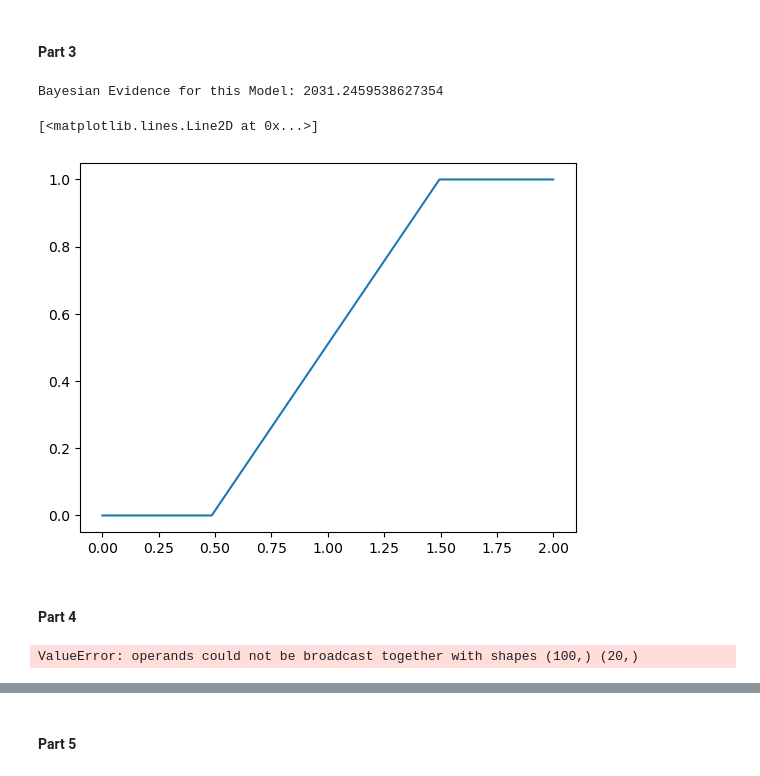
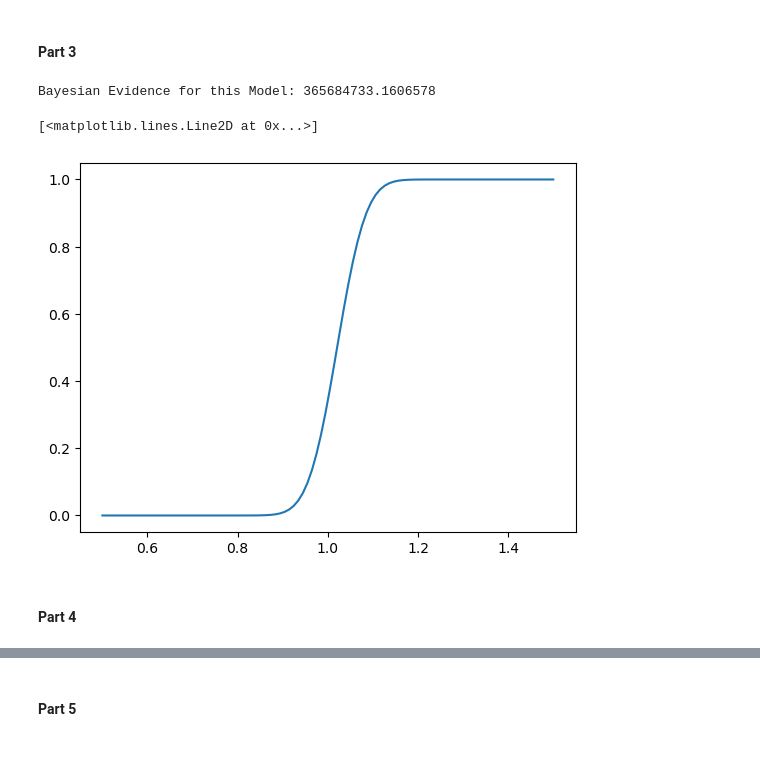
Before and after one commit to VanderbiltAstronomy/astr_8070_s24, a Jupyter notebook: coursework/student_folders/Ryan_Nowicki/vu_astr8070_s24_hw4_RyanNowicki.ipynb, the cells around one changed output, grey strips where cells are left out. Cells and saved outputs as stored; diff of their text form; code cells hidden in the pictures.

```diff
--- a/coursework/student_folders/Ryan_Nowicki/vu_astr8070_s24_hw4_RyanNowicki.ipynb
+++ b/coursework/student_folders/Ryan_Nowicki/vu_astr8070_s24_hw4_RyanNowicki.ipynb
@@ -277,7 +310,7 @@ Text(0, 0.5, 'Normalized Posterior Probability')
 #sampling the posterior and computing the credible region
 
 #using np.cumsum to make cdf of this posterior
-post_cdf_4to5 = np.cumsum(post_4to5)
+post_cdf_4to5 = np.cumsum(post_4to5)*dmu
 
 #plotting for my own sanity
 plt.plot(mugrid, post_cdf_4to5)
@@ -609,13 +662,18 @@ y_int = -0.23
 # I advise a grid size of 100.
 
 #Building grid
-newgrid = np.linspace(0,2,100) #grid size of 100 points between 0 and 2
+newgrid = np.linspace(0.5,1.5,100) #grid size of 100 points between 0 and 2
 
 #building uniform prior
 prior2 = scipy.stats.uniform(0.5,1) #starts at 0.5 and has width of 1, meaning high end of 1.5
-
-#computing the likelihood
-Like2 = -logL(theta=newgrid,data=data2,model=polynomial_fit)
-
-#computing the un-normalized posterior pdf
-post_unnorm = Like2 * prior2.pdf(newgrid)
+# %%
+#computing the likelihood
+Like2 = []
+
+#for loop to get log likelihood at each point
+for i in newgrid:
+    ln = logL(theta=(y_int,i),data=data2,model=polynomial_fit) #do i take the negative or not?
+    lk = np.exp(ln)
+    Like2.append(lk)
+
+print(Like2)
@@ -630,18 +693,20 @@ Text(0.5, 0, 'Hypothetical Values of the Slope')
 # %% [markdown]
 #### Part 3
-# %%
-#Compute the Bayesian Evidence of this model
-Evid2 = np.sum(Like2) #sum of all likelihoods
-Evid2 = Evid2 * np.sum(prior2.pdf(newgrid)) #multiplied by the sum of the prior
-print('Bayesian Evidence for this Model:',Evid2)
-# %% [output]
-Bayesian Evidence for this Model: 2031.2459538627354
+# %%
+#defining dx for this 1d case
+deltaSlope = (newgrid[1]-newgrid[0]) #dx between points
+
+#computing the evidence as the normalization of the posterior
+Evid2 = np.sum(post_unnorm) * deltaSlope
+print('Bayesian Evidence for this Model:',Evid2)
+# %% [output]
+Bayesian Evidence for this Model: 365684733.1606578
 # %%
 #this cdf plot is proof I've successfully calculated the normalization, as it maxes out at 1.
-plt.plot(newgrid,np.cumsum(post_unnorm)/Evid2)
+plt.plot(newgrid,np.cumsum(post_unnorm*deltaSlope)/Evid2)
 # %% [output]
 [<matplotlib.lines.Line2D at 0x...>]
-[figure, old version]
+[figure, new version]
 # %% [markdown]
 #### Part 4
 # %%
@@ -661,7 +721,0 @@ grid_combo = np.vstack((newgrid,newgridquad))
-# %%
-# Plot this two-dimensional posterior. Remember this is a two-dimensional model because the $y$-intercept is fixed.
-
-#generating log likelihoods first
-Like2D = -logL(theta=(newgrid,newgridquad), data=data2, model=polynomial_fit)
-# %% [output]
-ValueError: operands could not be broadcast together with shapes (100,) (20,)
```
Also changed, not shown: parts of 50 cells of this notebook.
